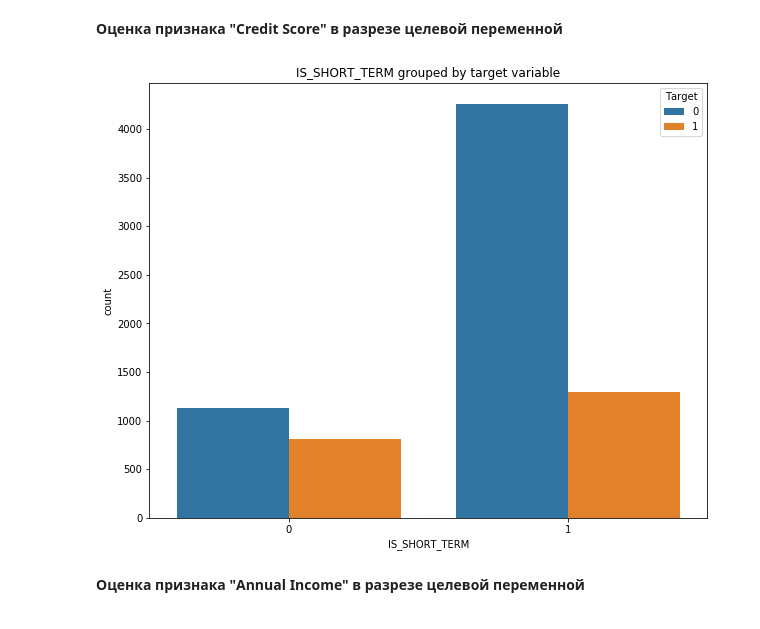
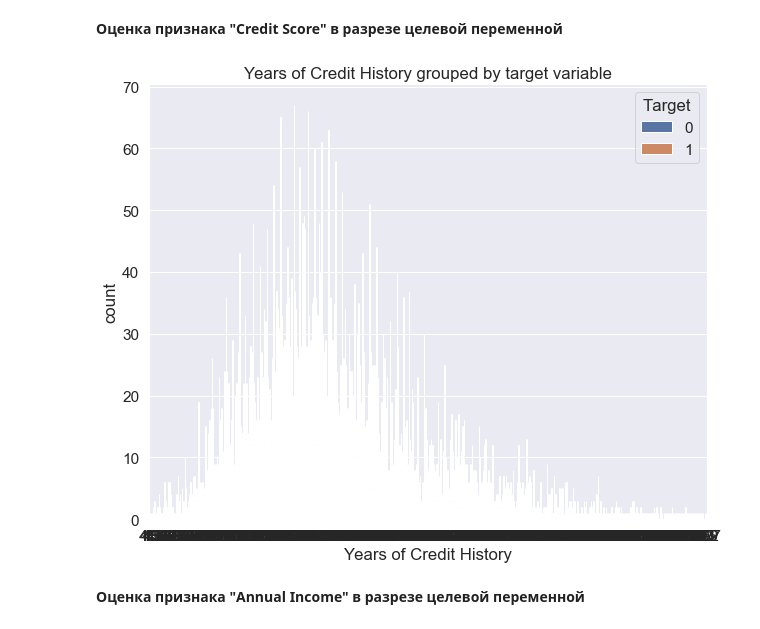
Before and after one commit to gulchitai/python4ds2, a Jupyter notebook: Course project/GSych_solution.ipynb, the cells around one changed output. Cells and saved outputs as stored; diff of their text form; code cells hidden in the pictures.

```diff
--- a/Course project/GSych_solution.ipynb
+++ b/Course project/GSych_solution.ipynb
@@ -375,13 +375,13 @@ plt.show()
 # %%
 plt.figure(figsize=(10, 8))
 
-sns.countplot(x="IS_SHORT_TERM", hue=TARGET_NAME, data=df)
-plt.title('IS_SHORT_TERM grouped by target variable')
+sns.countplot(x="Years of Credit History", hue=TARGET_NAME, data=df)
+plt.title('Years of Credit History grouped by target variable')
 plt.legend(title='Target', loc='upper right')
 
 plt.show()
 # %% [output]
-[figure, old version]
+[figure, new version]
 # %% [markdown]
 **Оценка признака "Annual Income" в разрезе целевой переменной**
 # %%
```
Also changed, not shown: parts of 12 cells of this notebook.
